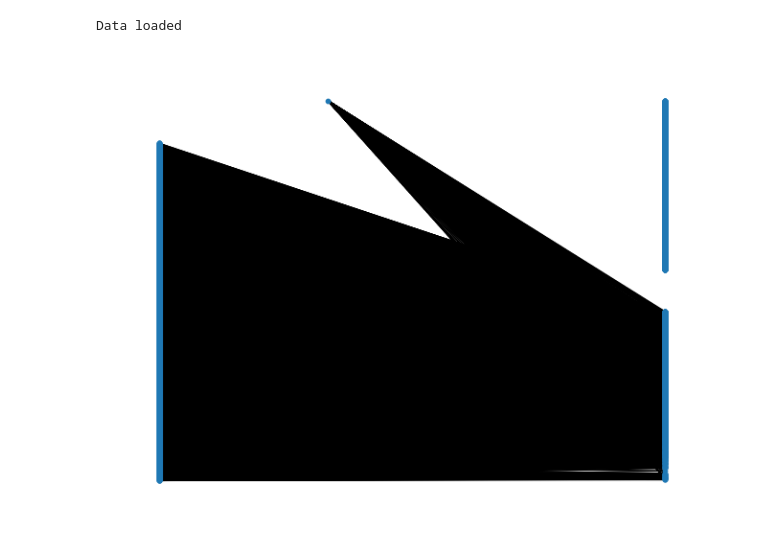
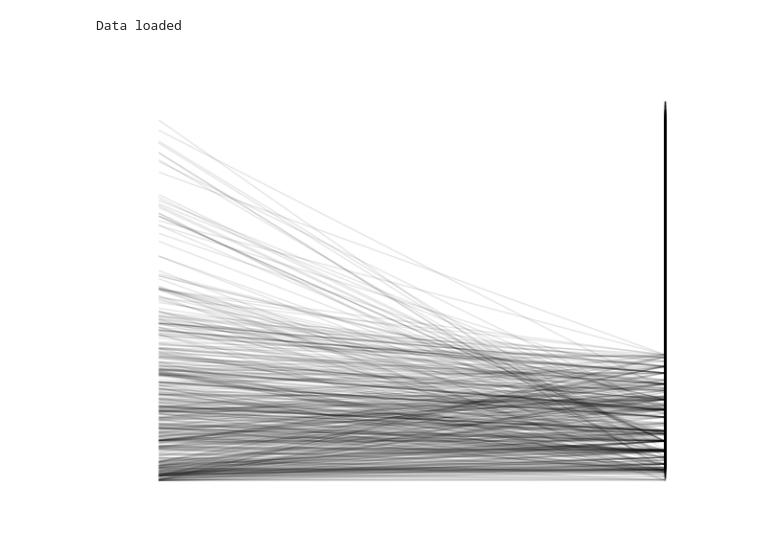
Before and after one commit to setday/hse_sna_p2024, a Jupyter notebook: research/graph.ipynb, the cells around one changed output. Cells and saved outputs as stored; diff of their text form; code cells hidden in the pictures.

Commit message:
Fix graph

```diff
--- a/research/graph.ipynb
+++ b/research/graph.ipynb
@@ -90,19 +93,14 @@ for i in range(len(questions)):
 # %%
-# pos = networkx.spring_layout(graph, k=0.15, iterations=10)
-# print(pos)
-# graph.remove_node("unan")
-
 pos = {}
 for i, user in enumerate(users):
-    pos['u' + str(user)] = (0.2, 0.8 * i / len(users) + 0.1)
+    pos['u' + str(user)] = (0.2, 0.9 * i / len(users) + 0.05)
 
-for i in range(len(dataset)):
-    question = dataset.iloc[i]
-    pos['q' + str(question.Id)] = (0.8, 0.4 * i / len(dataset) + 0.6)
-    pos['q' + str(question.ParentId)] = (0.8, 0.4 * i / len(dataset) + 0.1)
+for i in range(len(questions)):
+    question = questions.iloc[i]
+    pos['q' + str(int(question.Id))] = (0.8, 0.9 * i / len(questions) + 0.05)
 
 pos["unan"] = (0.4, 1.0)
 
-networkx.draw(graph, pos, node_size=10, width=1, alpha=1.0)
+networkx.draw(graph, pos, node_size=0, width=1, alpha=0.1)
 # %% [output]
-[figure, old version]
+[figure, new version]
```
Also changed, not shown: parts of 1 cell of this notebook.
